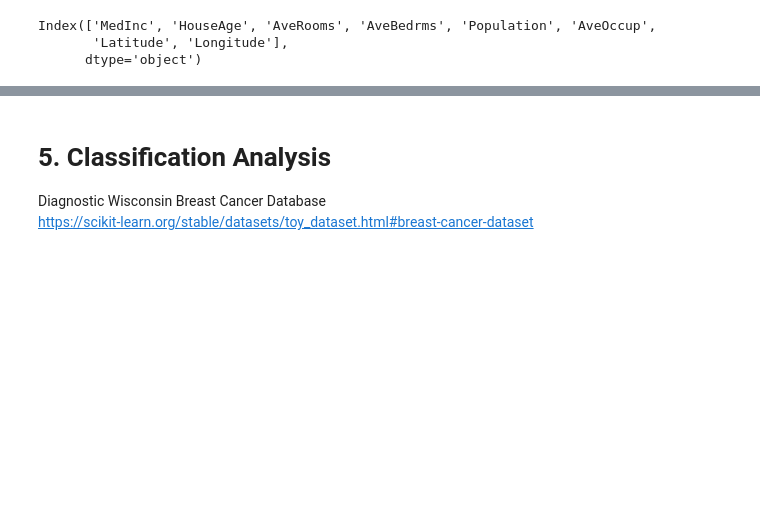
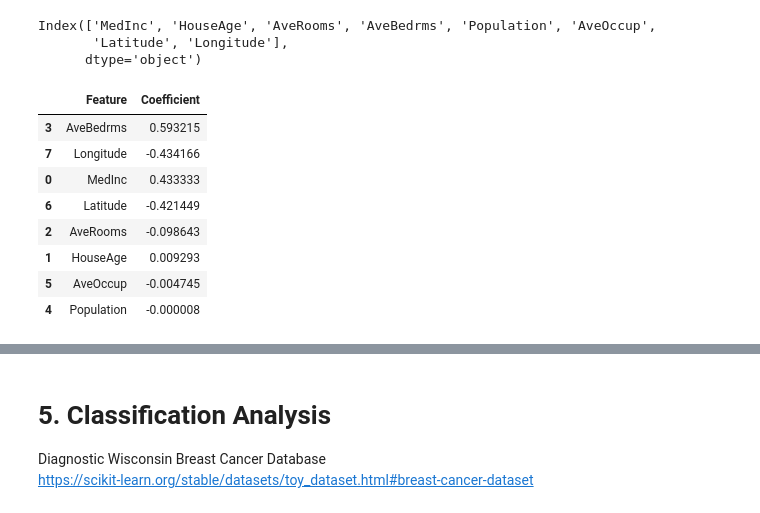
Before and after one commit to kayleepho/MATH-5750-Project-1, a Jupyter notebook: project1.ipynb, the cells around one changed output, grey strips where cells are left out. Cells and saved outputs as stored; diff of their text form; code cells hidden in the pictures; blank space fills up the shorter version.

```diff
--- a/project1.ipynb
+++ b/project1.ipynb
@@ -61,3 +61,21 @@ Index(['MedInc', 'HouseAge', 'AveRooms', 'AveBedrms', 'Population', 'AveOccup',
 #SLR Model
 model = LinearRegression().fit(X_train, y_train)
 y_pred = model.predict(X_test)  #Predictions
+# %%
+# --- Coefficients and Intercept ---
+coef_table = pd.DataFrame({
+    "Feature": feature_names,
+    "Coefficient": model.coef_
+}).sort_values(by="Coefficient", key=abs, ascending=False)
+
+coef_table
+# %% [output]
+|  | Feature | Coefficient |
+| 3 | AveBedrms | 0.593215 |
+| 7 | Longitude | -0.434166 |
+| 0 | MedInc | 0.433333 |
+| 6 | Latitude | -0.421449 |
+| 2 | AveRooms | -0.098643 |
+| 1 | HouseAge | 0.009293 |
+| 5 | AveOccup | -0.004745 |
+| 4 | Population | -0.000008 |
```
Also changed, not shown: parts of 5 cells of this notebook.
